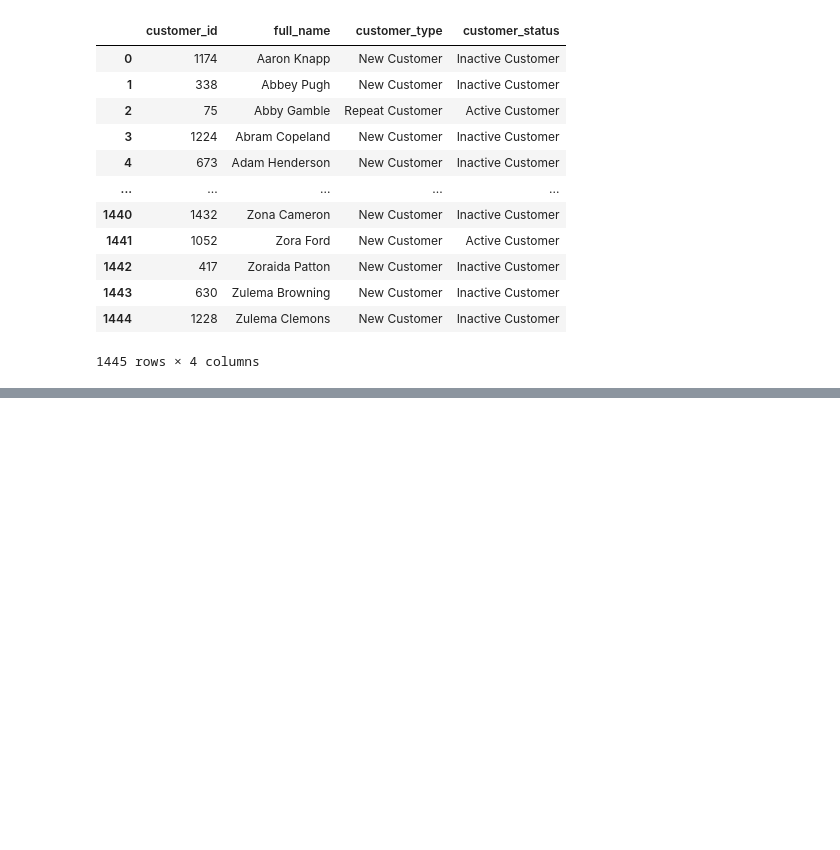
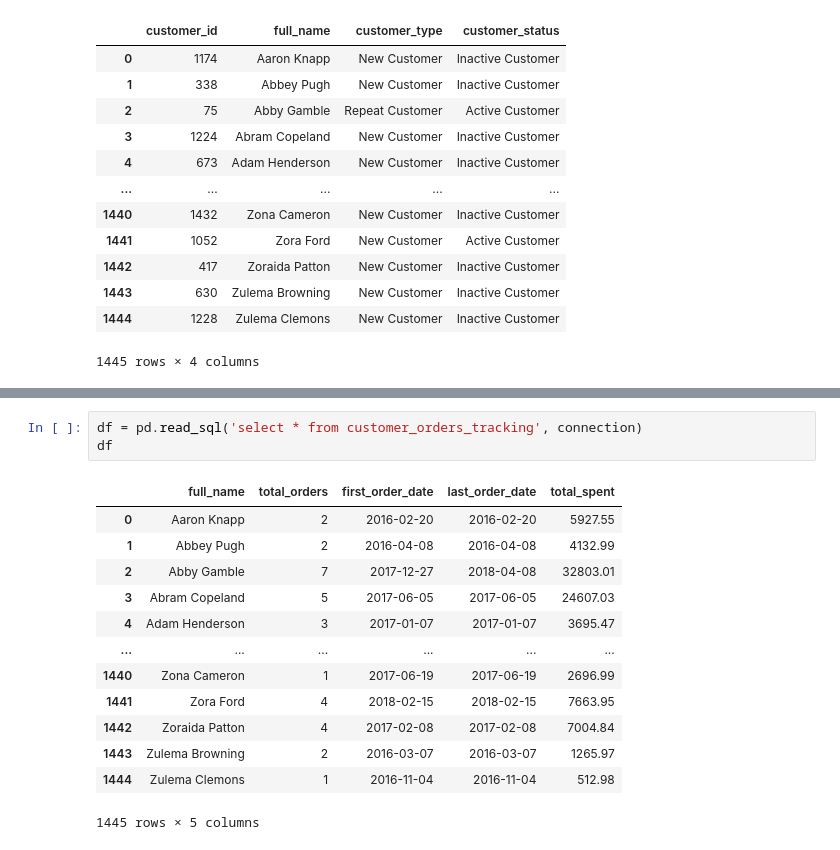
Before and after one commit to ddatnguyen97/SQL-Bike-Retail-Queries, a Jupyter notebook: Bike Store Queries.ipynb, the cells around one changed output, grey strips where cells are left out. Drawn from its saved outputs; the diff is of its cells as text; blank space fills up the shorter version.

```diff
--- a/Bike Store Queries.ipynb
+++ b/Bike Store Queries.ipynb
@@ -423,0 +476,17 @@ df
+# %%
+df = pd.read_sql('select * from customer_orders_tracking', connection)
+df
+# %% [output]
+|  | full_name | total_orders | first_order_date | last_order_date | total_spent |
+| 0 | Aaron Knapp | 2 | 2016-02-20 | 2016-02-20 | 5927.55 |
+| 1 | Abbey Pugh | 2 | 2016-04-08 | 2016-04-08 | 4132.99 |
+| 2 | Abby Gamble | 7 | 2017-12-27 | 2018-04-08 | 32803.01 |
+| 3 | Abram Copeland | 5 | 2017-06-05 | 2017-06-05 | 24607.03 |
+| 4 | Adam Henderson | 3 | 2017-01-07 | 2017-01-07 | 3695.47 |
+| ... | ... | ... | ... | ... | ... |
+| 1440 | Zona Cameron | 1 | 2017-06-19 | 2017-06-19 | 2696.99 |
+| 1441 | Zora Ford | 4 | 2018-02-15 | 2018-02-15 | 7663.95 |
+| 1442 | Zoraida Patton | 4 | 2017-02-08 | 2017-02-08 | 7004.84 |
+| 1443 | Zulema Browning | 2 | 2016-03-07 | 2016-03-07 | 1265.97 |
+| 1444 | Zulema Clemons | 1 | 2016-11-04 | 2016-11-04 | 512.98 |
+1445 rows × 5 columns
```
Also changed, not shown: parts of 6 cells of this notebook.
